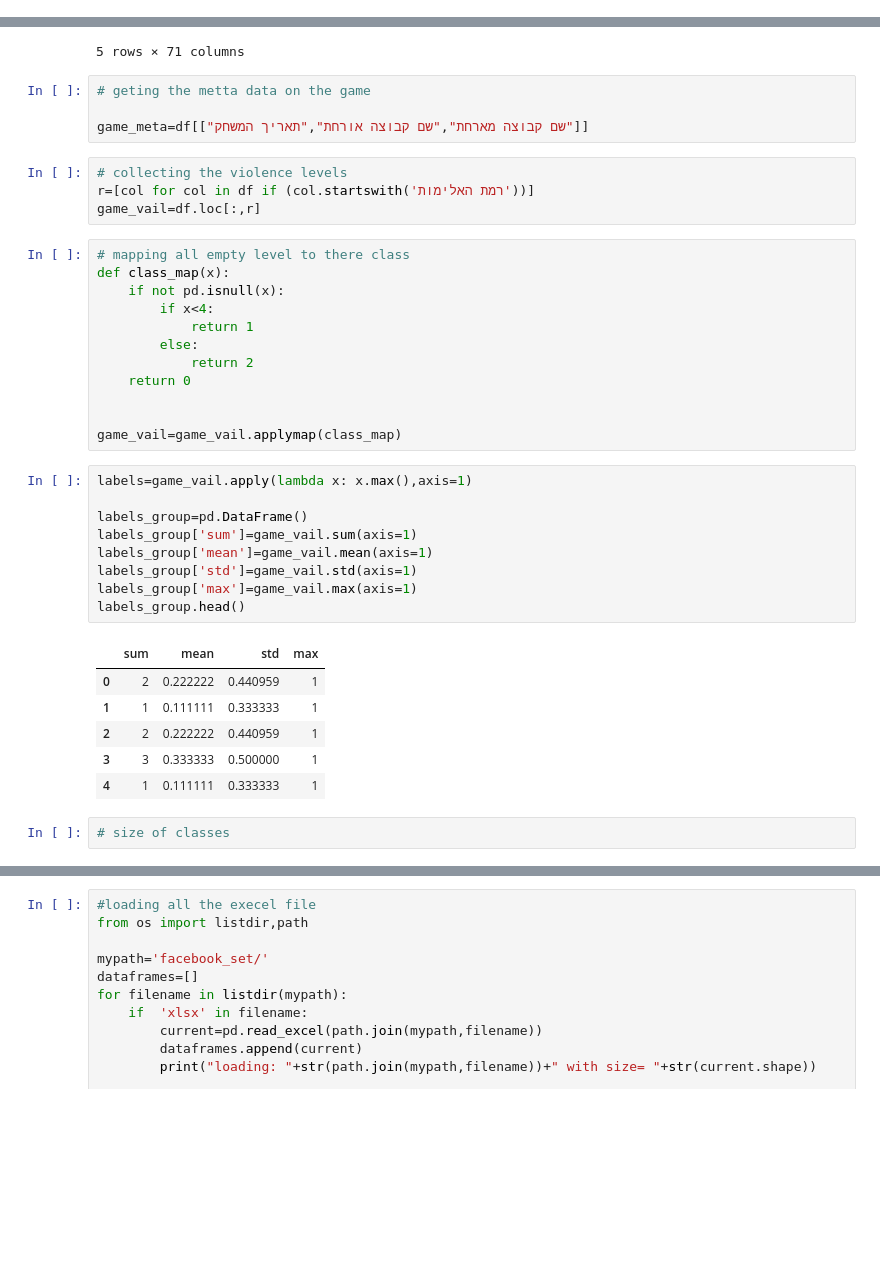
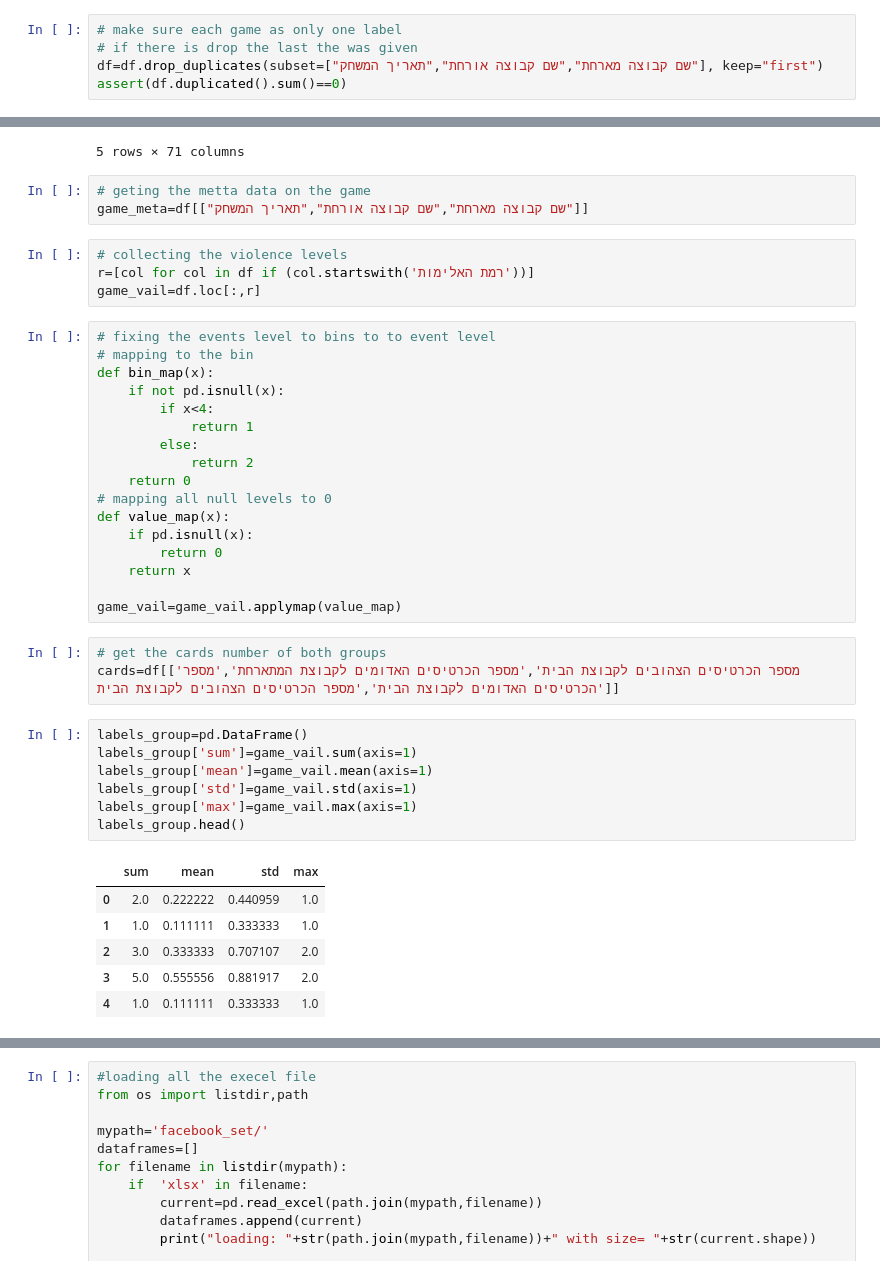
Before and after one commit to erlichsefi/sportViolencePredicator, a Jupyter notebook: sport_ml.ipynb, the cells around one changed output, grey strips where cells are left out. Drawn from its saved outputs; the diff is of its cells as text; blank space fills up the shorter version.

```diff
--- a/sport_ml.ipynb
+++ b/sport_ml.ipynb
@@ -1,6 +1,11 @@
 # %%
 import pandas as pd
 df=pd.read_csv('game_form.csv')
+# %%
+# make sure each game as only one label
+# if there is drop the last the was given
+df=df.drop_duplicates(subset=["שם קבוצה מארחת","שם קבוצה אורחת","תאריך המשחק"], keep="first")
+assert(df.duplicated().sum()==0)
 # %%
 df.head()
 # %% [output]
@@ -13,40 +18,43 @@ df.head()
 5 rows × 71 columns
 # %%
 # geting the metta data on the game
-
 game_meta=df[["שם קבוצה מארחת","שם קבוצה אורחת","תאריך המשחק"]]
 # %%
 # collecting the violence levels
 r=[col for col in df if (col.startswith('רמת האלימות'))]
 game_vail=df.loc[:,r]
 # %%
-# mapping all empty level to there class
-def class_map(x):
+# fixing the events level to bins to to event level
+# mapping to the bin
+def bin_map(x):
     if not pd.isnull(x):
         if x<4:
             return 1
         else:
             return 2
     return 0
+# mapping all null levels to 0
+def value_map(x):
+    if pd.isnull(x):
+        return 0
+    return x
 
-
-game_vail=game_vail.applymap(class_map)
+game_vail=game_vail.applymap(value_map)
+# %%
+# get the cards number of both groups
+cards=df[['מספר הכרטיסים הצהובים לקבוצת הבית','מספר הכרטיסים האדומים לקבוצת המתארחת','מספר הכרטיסים האדומים לקבוצת הבית','מספר הכרטיסים הצהובים לקבוצת הבית']]
 # %%
-labels=game_vail.apply(lambda x: x.max(),axis=1)
-
 labels_group=pd.DataFrame()
 labels_group['sum']=game_vail.sum(axis=1)
 labels_group['mean']=game_vail.mean(axis=1)
 labels_group['std']=game_vail.std(axis=1)
 labels_group['max']=game_vail.max(axis=1)
 labels_group.head()
 # %% [output]
 |  | sum | mean | std | max |
-| 0 | 2 | 0.222222 | 0.440959 | 1 |
-| 1 | 1 | 0.111111 | 0.333333 | 1 |
-| 2 | 2 | 0.222222 | 0.440959 | 1 |
-| 3 | 3 | 0.333333 | 0.500000 | 1 |
-| 4 | 1 | 0.111111 | 0.333333 | 1 |
+| 0 | 2.0 | 0.222222 | 0.440959 | 1.0 |
+| 1 | 1.0 | 0.111111 | 0.333333 | 1.0 |
+| 2 | 3.0 | 0.333333 | 0.707107 | 2.0 |
+| 3 | 5.0 | 0.555556 | 0.881917 | 2.0 |
+| 4 | 1.0 | 0.111111 | 0.333333 | 1.0 |
-# %%
-# size of classes
 # %%
```
Also changed, not shown: parts of 51 cells of this notebook, 4 other files.
